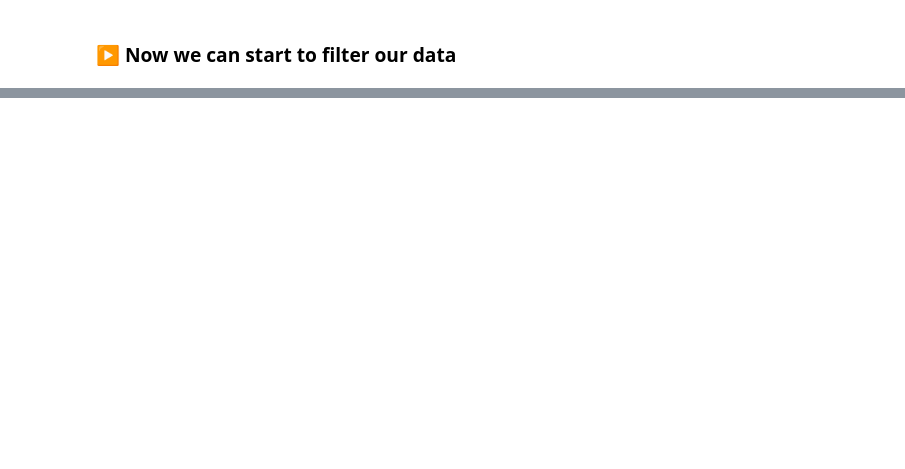
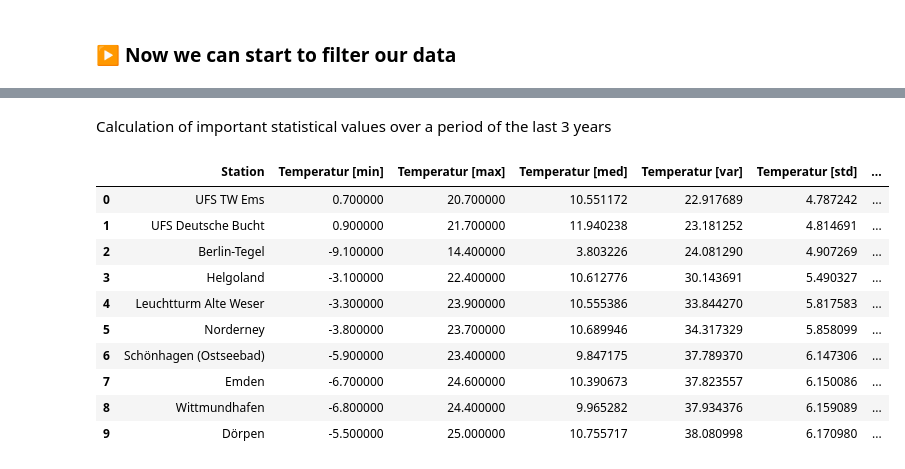
Before and after one commit to Gizmo-Labs/Statistical-Computing, a Jupyter notebook: Data-Analysis.ipynb, the cells around one changed output, grey strips where cells are left out. Cells and saved outputs as stored; diff of their text form; code cells hidden in the pictures; blank space fills up the shorter version.

```diff
--- a/Data-Analysis.ipynb
+++ b/Data-Analysis.ipynb
@@ -196,0 +119,52 @@ Zeitstempel
+# %% [markdown]
+Calculation of important statistical values over a period of the last 3 years
+# %%
+# Get the calculations for "min", "max", "mean", "var" and "std" for all stations, sorted by "std"
+# Legend :
+# "min"  --> minmial temperatures during the last 3 years of all german weather stations
+# "max"  --> maximal temperatures during the last 3 years of all german weather stations
+# "mean" --> median  temperatures during the last 3 years of all german weather stations
+# "var"  --> variance values during the last 3 years of all german weather stations
+# "std"  --> standard deviation values during the last 3 years of all german weather stations
+
+df_calc_temp = df_temp.groupby(["Station"])[["Wert"]].agg(['min', 'max', 'mean', 'var', 'std']).sort_values(by=('Wert','std'),ascending=True).reset_index()
+df_calc_sun = df_sun.groupby(["Station"])[["Wert"]].agg(['min', 'max', 'mean', 'var', 'std']).sort_values(by=('Wert','std'),ascending=True).reset_index()
+df_calc_wind = df_wind.groupby(["Station"])[["Wert"]].agg(['min', 'max', 'mean', 'var', 'std']).sort_values(by=('Wert','std'),ascending=True).dropna().reset_index()
+
+df_calc_temp.columns = ["_".join(c) for c in df_calc_temp.columns]
+df_calc_temp = df_calc_temp.rename(columns={'Wert_min':'Temperatur [min]', 'Wert_max':'Temperatur [max]', 'Wert_mean':'Temperatur [med]'})
+df_calc_temp = df_calc_temp.rename(columns={'Station_': 'Station', 'Wert_var':'Temperatur [var]', 'Wert_std':'Temperatur [std]'})
+
+df_calc_sun.columns = ["_".join(c) for c in df_calc_sun.columns]
+df_calc_sun = df_calc_sun.rename(columns={'Wert_min':'Sonne [min]', 'Wert_max':'Sonne [max]', 'Wert_mean':'Sonne [med]'})
+df_calc_sun = df_calc_sun.rename(columns={'Station_': 'Station', 'Wert_var':'Sonne [var]', 'Wert_std':'Sonne [std]'})
+
+df_calc_wind.columns = ["_".join(c) for c in df_calc_wind.columns]
+df_calc_wind = df_calc_wind.rename(columns={'Wert_min':'Wind [min]', 'Wert_max':'Wind [max]', 'Wert_mean':'Wind [med]'})
+df_calc_wind = df_calc_wind.rename(columns={'Station_': 'Station', 'Wert_var':'Wind [var]', 'Wert_std':'Wind [std]'})
+
+#print(df_calc_wind.columns)
+
+df_result = pd.merge(df_calc_temp, df_calc_sun, on="Station")
+df_result = pd.merge(df_result, df_calc_wind, on="Station")
+
+#print(df_result.columns)
+
+def highlight_max(s, props=''):
+    return np.where(s == np.nanmax(s.values), props, '')
+
+
+# Show a sample
+df_result.head(10).style.bar(subset=('Temperatur [std]'), color='blue').bar(subset=('Sonne [std]'), color='#7715ea').bar(subset=('Wind [std]'), color='#074bf8')
+# %% [output]
+|  | Station | Temperatur [min] | Temperatur [max] | Temperatur [med] | Temperatur [var] | Temperatur [std] | ... |
+| 0 | UFS TW Ems | 0.700000 | 20.700000 | 10.551172 | 22.917689 | 4.787242 | ... |
+| 1 | UFS Deutsche Bucht | 0.900000 | 21.700000 | 11.940238 | 23.181252 | 4.814691 | ... |
+| 2 | Berlin-Tegel | -9.100000 | 14.400000 | 3.803226 | 24.081290 | 4.907269 | ... |
+| 3 | Helgoland | -3.100000 | 22.400000 | 10.612776 | 30.143691 | 5.490327 | ... |
+| 4 | Leuchtturm Alte Weser | -3.300000 | 23.900000 | 10.555386 | 33.844270 | 5.817583 | ... |
+| 5 | Norderney | -3.800000 | 23.700000 | 10.689946 | 34.317329 | 5.858099 | ... |
+| 6 | Schönhagen (Ostseebad) | -5.900000 | 23.400000 | 9.847175 | 37.789370 | 6.147306 | ... |
+| 7 | Emden | -6.700000 | 24.600000 | 10.390673 | 37.823557 | 6.150086 | ... |
+| 8 | Wittmundhafen | -6.800000 | 24.400000 | 9.965282 | 37.934376 | 6.159089 | ... |
+| 9 | Dörpen | -5.500000 | 25.000000 | 10.755717 | 38.080998 | 6.170980 | ... |
```
Also changed, not shown: parts of 13 cells of this notebook.
